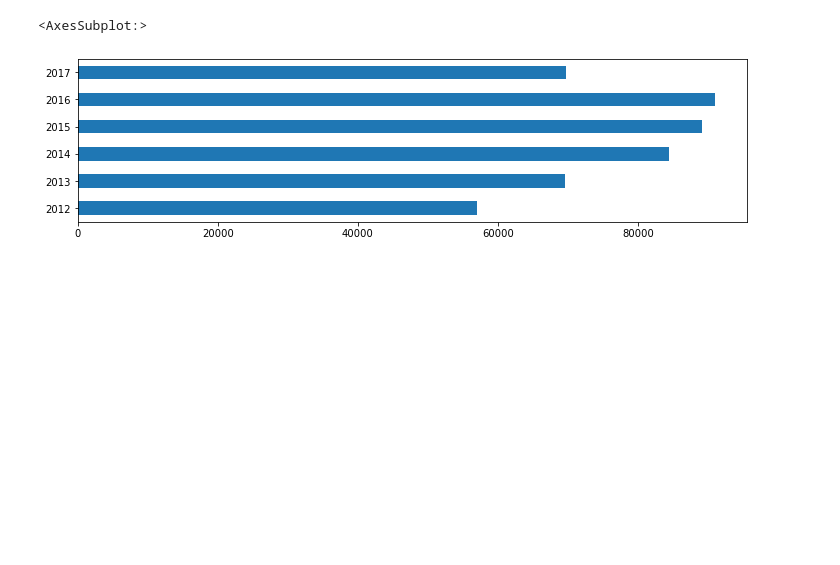
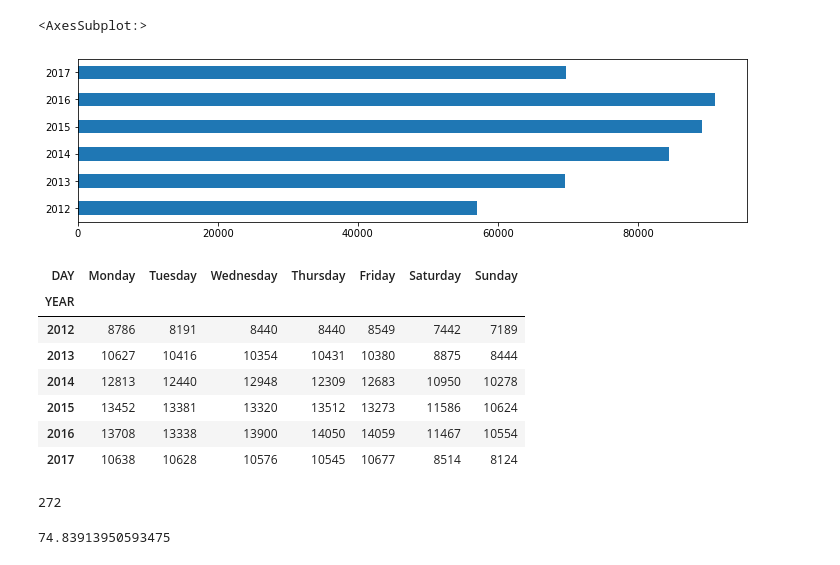
Before and after one commit to minstrel1149/pandas_practice-cookbook1, a Jupyter notebook: pd_cookbook_2_chapter12.ipynb, the cells around one changed output. Cells and saved outputs as stored; diff of their text form; code cells hidden in the pictures; blank space fills up the shorter version.

```diff
--- a/pd_cookbook_2_chapter12.ipynb
+++ b/pd_cookbook_2_chapter12.ipynb
@@ -480,3 +480,37 @@ days = ['Monday', 'Tuesday', 'Wednesday', 'Thursday', 'Friday', 'Saturday', 'Sun
 # %% [output]
 <AxesSubplot:>
 [figure]
+# %%
+(crime
+ .groupby([crime.loc[:, 'REPORTED_DATE'].dt.year.rename('YEAR'), crime.loc[:, 'REPORTED_DATE'].dt.day_name().rename('DAY')])
+ .size()
+ .unstack()
+ .reindex(days, axis=1)
+)
+# %% [output]
+| DAY | Monday | Tuesday | Wednesday | Thursday | Friday | Saturday | Sunday |
+| YEAR |  |  |  |  |  |  |  |
+| 2012 | 8786 | 8191 | 8440 | 8440 | 8549 | 7442 | 7189 |
+| 2013 | 10627 | 10416 | 10354 | 10431 | 10380 | 8875 | 8444 |
+| 2014 | 12813 | 12440 | 12948 | 12309 | 12683 | 10950 | 10278 |
+| 2015 | 13452 | 13381 | 13320 | 13512 | 13273 | 11586 | 10624 |
+| 2016 | 13708 | 13338 | 13900 | 14050 | 14059 | 11467 | 10554 |
+| 2017 | 10638 | 10628 | 10576 | 10545 | 10677 | 8514 | 8124 |
+# %%
+criteria = crime.loc[:, 'REPORTED_DATE'].dt.year.eq(2017)
+crime.loc[criteria, 'REPORTED_DATE'].dt.dayofyear.max()
+# %% [output]
+272
+# %%
+(crime
+ .loc[:, 'REPORTED_DATE']
+ .dt.dayofyear
+ .le(272)
+ .groupby(crime.loc[:, 'REPORTED_DATE'].dt.year)
+ .mean()
+ .mul(100)
+ .drop(2017)
+ .median()
+)
+# %% [output]
+74.83913950593475
```
Also changed, not shown: parts of 14 cells of this notebook, 1 other file.
